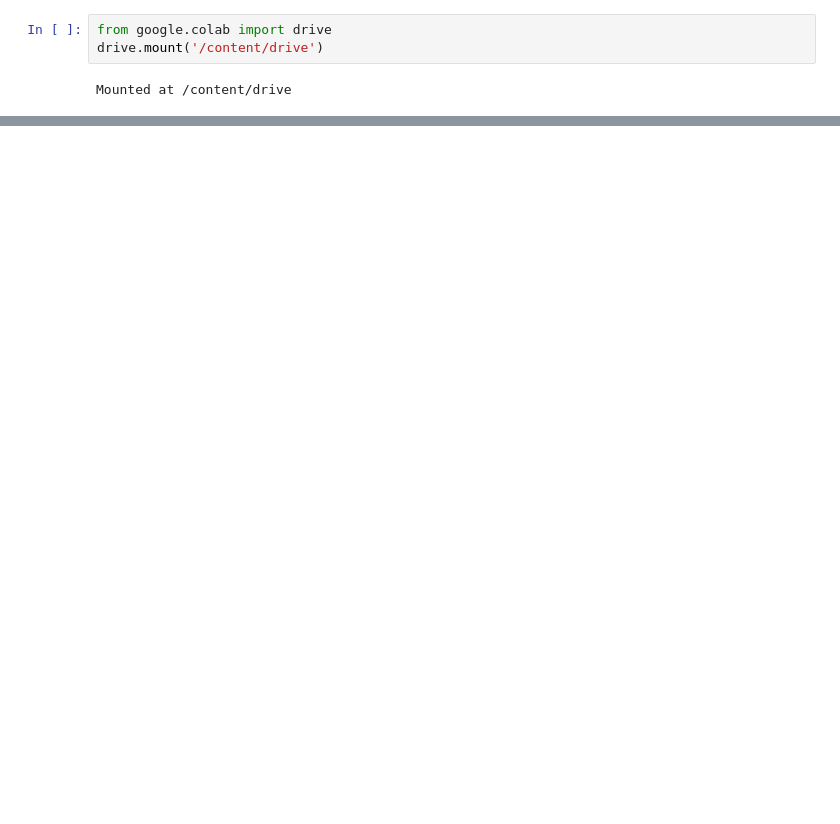
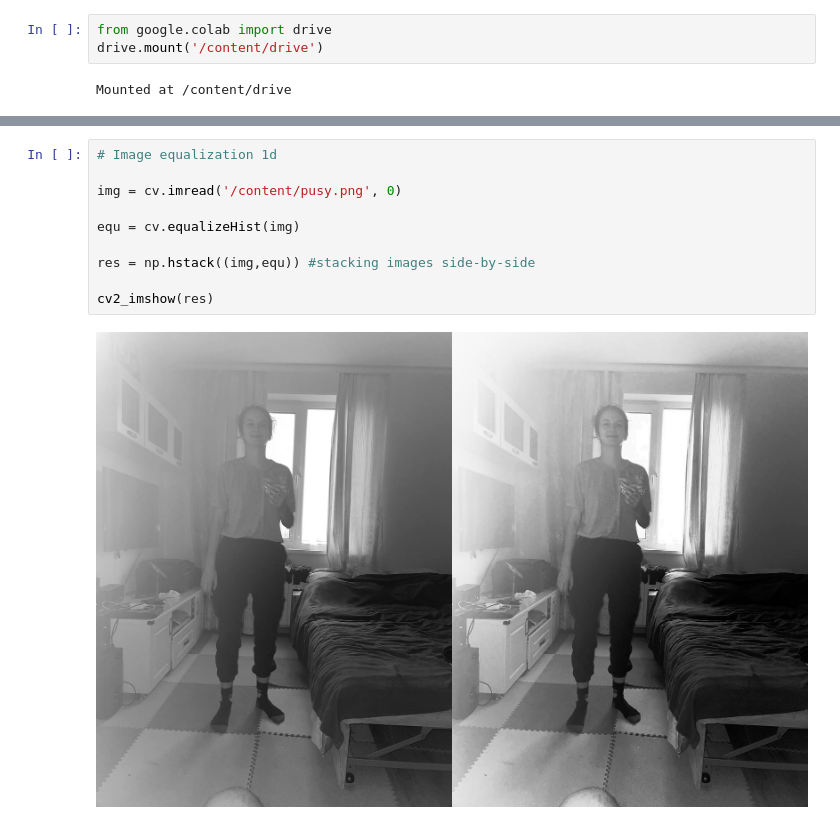
Before and after one commit to Lidiia-Afanasieva/NarutoLocalisation, a Jupyter notebook: NarutoLocalisation.ipynb, the cells around one changed output, grey strips where cells are left out. Drawn from its saved outputs; the diff is of its cells as text; blank space fills up the shorter version.

```diff
--- a/NarutoLocalisation.ipynb
+++ b/NarutoLocalisation.ipynb
@@ -61,0 +203,12 @@ cv.destroyAllWindows()
+# %%
+# Image equalization 1d
+
+img = cv.imread('/content/pusy.png', 0)
+
+equ = cv.equalizeHist(img)
+
+res = np.hstack((img,equ)) #stacking images side-by-side
+
+cv2_imshow(res)
+# %% [output]
+[figure, added]
```
Also changed, not shown: parts of 13 cells of this notebook.
